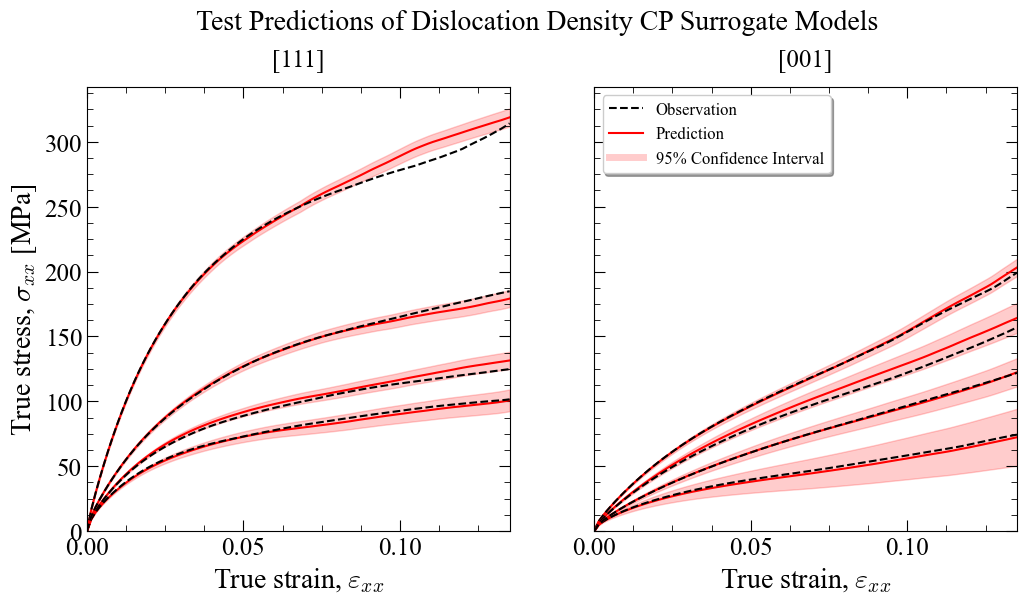
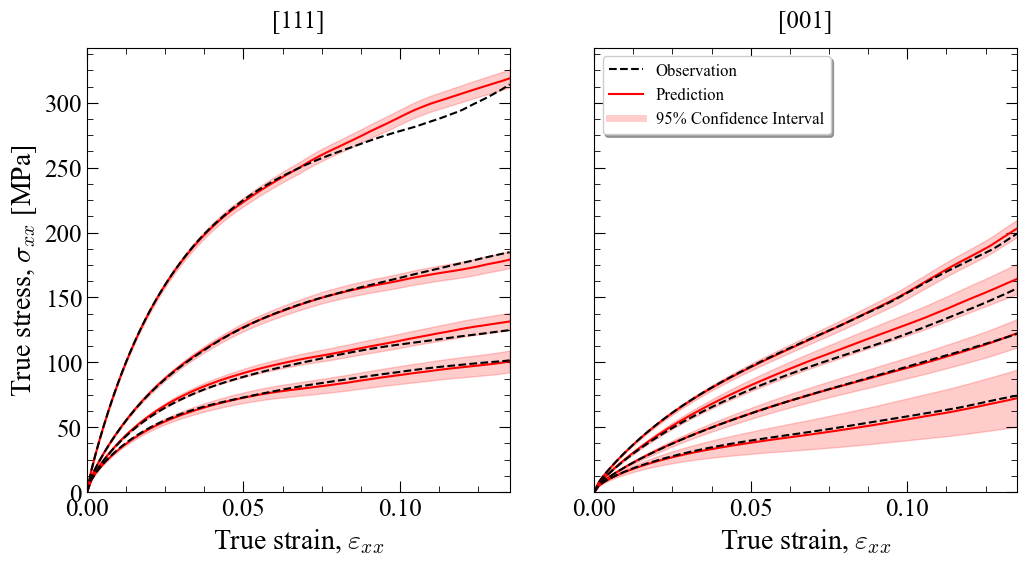
Code edit (unified diff) that turned the first committed figure into the second:
--- before
+++ after
@@ -41,10 +41,10 @@
 ax_test[1].yaxis.set_minor_locator(AutoMinorLocator(4))
 
-fig_test.suptitle(r'Test Predictions of Phenomenological CP Surrogates', fontsize = 20)
+#fig_test.suptitle(r'Test Predictions of Phenomenological CP Surrogates', fontsize = 20)
 fig_test.subplots_adjust(top=0.85)
 ax_test[0].set_title('[111]', fontsize = 18, pad = 15)
 ax_test[1].set_title('[001]', fontsize = 18, pad = 15)
 
-fig_test.suptitle('Test Predictions of Dislocation Density CP Surrogate Models', fontsize = 20)
+#fig_test.suptitle('Test Predictions of Dislocation Density CP Surrogate Models', fontsize = 20)
 fig_test.subplots_adjust(top=0.85)
 

Commit: Added plots used for polycrystal comparison from single crystal parameters. Amended formatting for some previously uploaded plots.